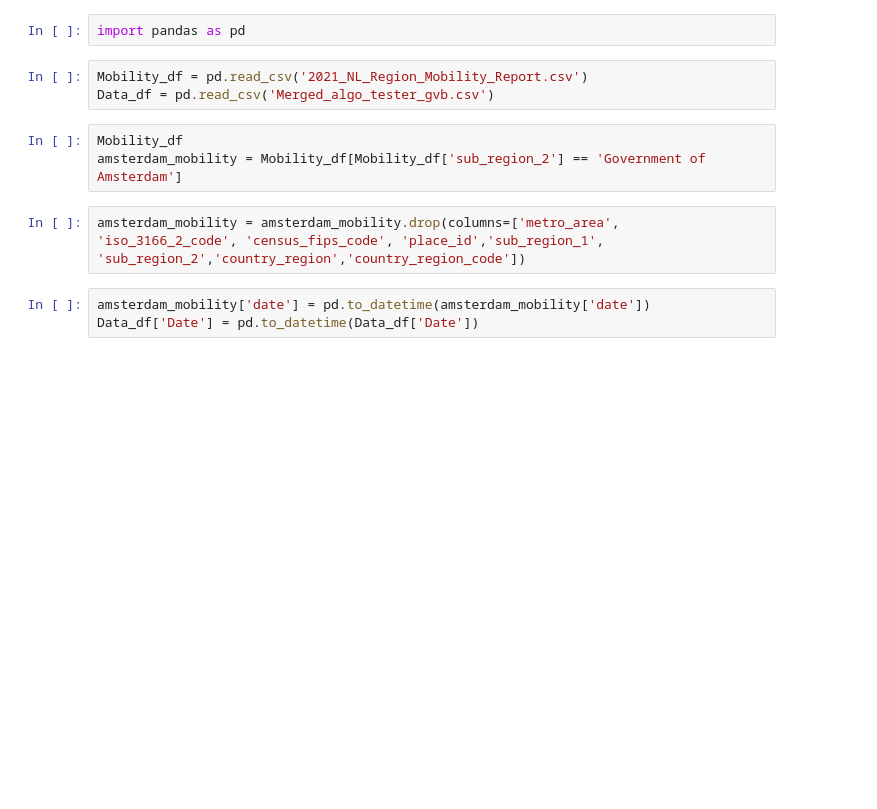
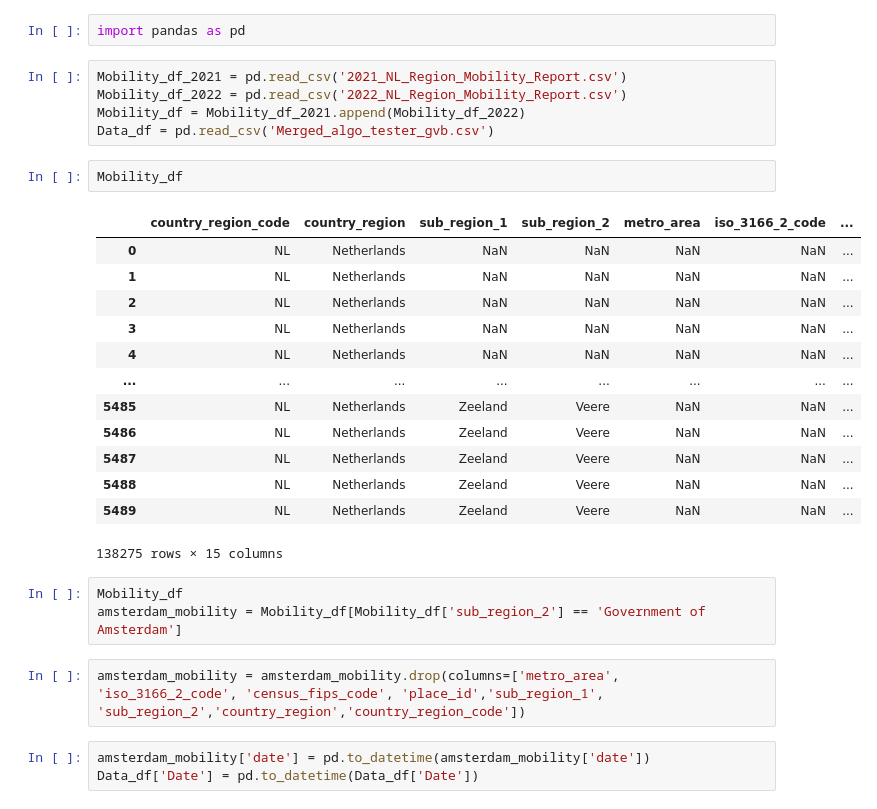
Before and after one commit to lotteph/DSP, a Jupyter notebook: NL_mobility_data.ipynb, the cells around one changed output. Saved outputs shown, nothing was run; the diff lists cells and outputs as text; blank space fills up the shorter version.

Commit message:
Mobility_data_2021+2022

```diff
--- a/NL_mobility_data.ipynb
+++ b/NL_mobility_data.ipynb
@@ -1,8 +1,26 @@
 # %%
 import pandas as pd
 # %%
-Mobility_df = pd.read_csv('2021_NL_Region_Mobility_Report.csv')
+Mobility_df_2021 = pd.read_csv('2021_NL_Region_Mobility_Report.csv')
+Mobility_df_2022 = pd.read_csv('2022_NL_Region_Mobility_Report.csv')
+Mobility_df = Mobility_df_2021.append(Mobility_df_2022)
 Data_df = pd.read_csv('Merged_algo_tester_gvb.csv')
+# %%
+Mobility_df
+# %% [output]
+|  | country_region_code | country_region | sub_region_1 | sub_region_2 | metro_area | iso_3166_2_code | ... |
+| 0 | NL | Netherlands | NaN | NaN | NaN | NaN | ... |
+| 1 | NL | Netherlands | NaN | NaN | NaN | NaN | ... |
+| 2 | NL | Netherlands | NaN | NaN | NaN | NaN | ... |
+| 3 | NL | Netherlands | NaN | NaN | NaN | NaN | ... |
+| 4 | NL | Netherlands | NaN | NaN | NaN | NaN | ... |
+| ... | ... | ... | ... | ... | ... | ... | ... |
+| 5485 | NL | Netherlands | Zeeland | Veere | NaN | NaN | ... |
+| 5486 | NL | Netherlands | Zeeland | Veere | NaN | NaN | ... |
+| 5487 | NL | Netherlands | Zeeland | Veere | NaN | NaN | ... |
+| 5488 | NL | Netherlands | Zeeland | Veere | NaN | NaN | ... |
+| 5489 | NL | Netherlands | Zeeland | Veere | NaN | NaN | ... |
+138275 rows × 15 columns
 # %%
 Mobility_df
 amsterdam_mobility = Mobility_df[Mobility_df['sub_region_2'] == 'Government of Amsterdam']
```
Also changed, not shown: parts of 3 cells of this notebook, 1 other file.
